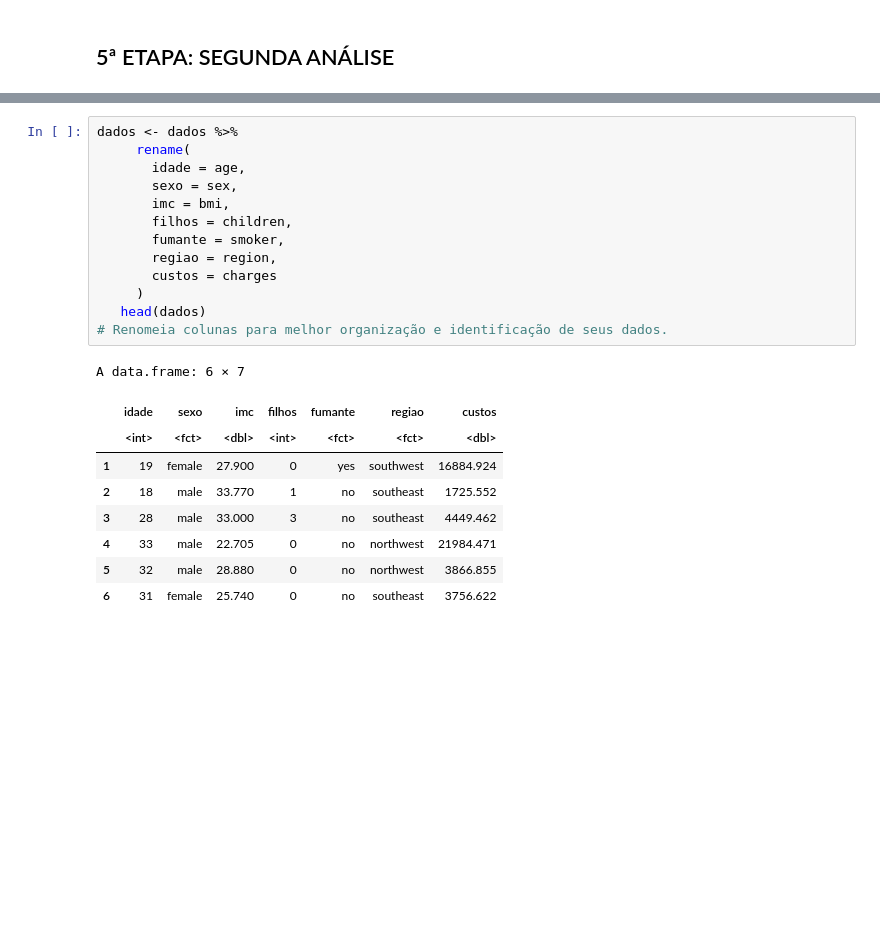
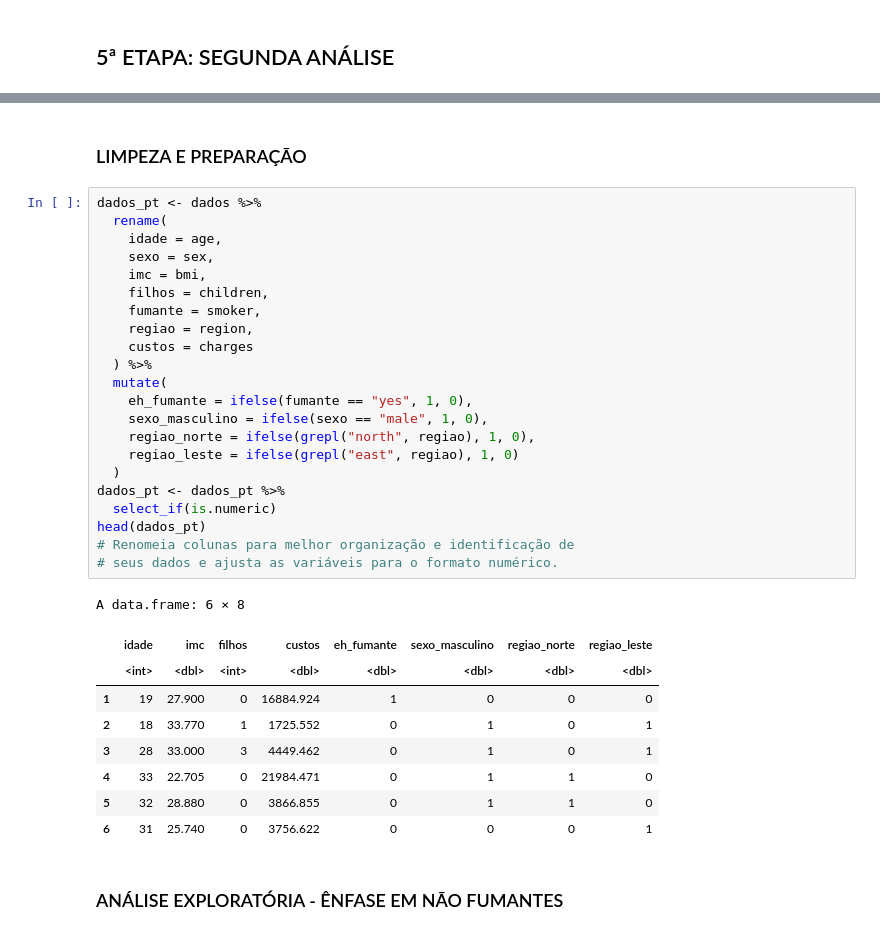
Before and after one commit to jfandre00/Trabalho_Final_Regressao, a Jupyter notebook: scripts/analise_custos_medicos.ipynb, the cells around one changed output, grey strips where cells are left out. Drawn from its saved outputs; the diff is of its cells as text; blank space fills up the shorter version.

```diff
--- a/scripts/analise_custos_medicos.ipynb
+++ b/scripts/analise_custos_medicos.ipynb
@@ -244,24 +218,37 @@ ggplot(dados, aes(y = bmi)) +
+# %% [markdown]
+### LIMPEZA E PREPARAÇÃO
 # %%
-dados <- dados %>%
-     rename(
-       idade = age,
-       sexo = sex,
-       imc = bmi,
-       filhos = children,
-       fumante = smoker,
-       regiao = region,
-       custos = charges
-     )
-   head(dados)
-# Renomeia colunas para melhor organização e identificação de seus dados.
+dados_pt <- dados %>%
+  rename(
+    idade = age,
+    sexo = sex,
+    imc = bmi,
+    filhos = children,
+    fumante = smoker,
+    regiao = region,
+    custos = charges
+  ) %>%
+  mutate(
+    eh_fumante = ifelse(fumante == "yes", 1, 0),
+    sexo_masculino = ifelse(sexo == "male", 1, 0),
+    regiao_norte = ifelse(grepl("north", regiao), 1, 0),
+    regiao_leste = ifelse(grepl("east", regiao), 1, 0)
+  )
+dados_pt <- dados_pt %>%
+  select_if(is.numeric)
+head(dados_pt)
+# Renomeia colunas para melhor organização e identificação de
+# seus dados e ajusta as variáveis para o formato numérico.
 # %% [output]
-A data.frame: 6 × 7
+A data.frame: 6 × 8
-|  | idade | sexo | imc | filhos | fumante | regiao | custos |
-|  | <int> | <fct> | <dbl> | <int> | <fct> | <fct> | <dbl> |
-| 1 | 19 | female | 27.900 | 0 | yes | southwest | 16884.924 |
-| 2 | 18 | male | 33.770 | 1 | no | southeast | 1725.552 |
-| 3 | 28 | male | 33.000 | 3 | no | southeast | 4449.462 |
-| 4 | 33 | male | 22.705 | 0 | no | northwest | 21984.471 |
-| 5 | 32 | male | 28.880 | 0 | no | northwest | 3866.855 |
-| 6 | 31 | female | 25.740 | 0 | no | southeast | 3756.622 |
+|  | idade | imc | filhos | custos | eh_fumante | sexo_masculino | regiao_norte | regiao_leste |
+|  | <int> | <dbl> | <int> | <dbl> | <dbl> | <dbl> | <dbl> | <dbl> |
+| 1 | 19 | 27.900 | 0 | 16884.924 | 1 | 0 | 0 | 0 |
+| 2 | 18 | 33.770 | 1 | 1725.552 | 0 | 1 | 0 | 1 |
+| 3 | 28 | 33.000 | 3 | 4449.462 | 0 | 1 | 0 | 1 |
+| 4 | 33 | 22.705 | 0 | 21984.471 | 0 | 1 | 1 | 0 |
+| 5 | 32 | 28.880 | 0 | 3866.855 | 0 | 1 | 1 | 0 |
+| 6 | 31 | 25.740 | 0 | 3756.622 | 0 | 0 | 0 | 1 |
+# %% [markdown]
+### ANÁLISE EXPLORATÓRIA - ÊNFASE EM NÃO FUMANTES
 # %%
```
Also changed, not shown: parts of 17 cells of this notebook.
